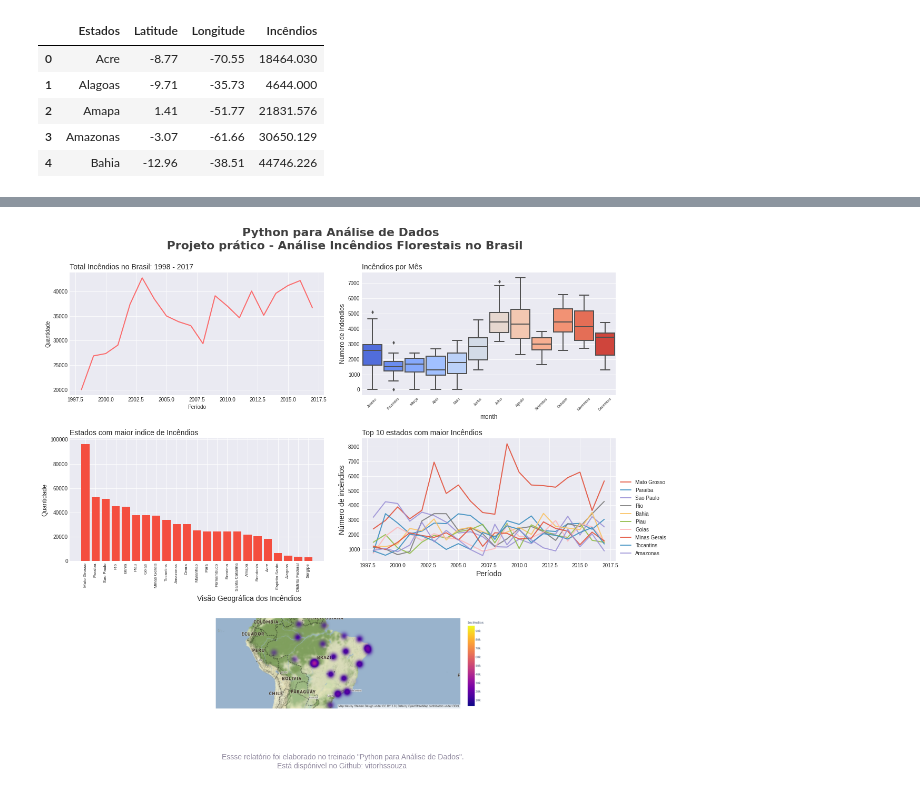
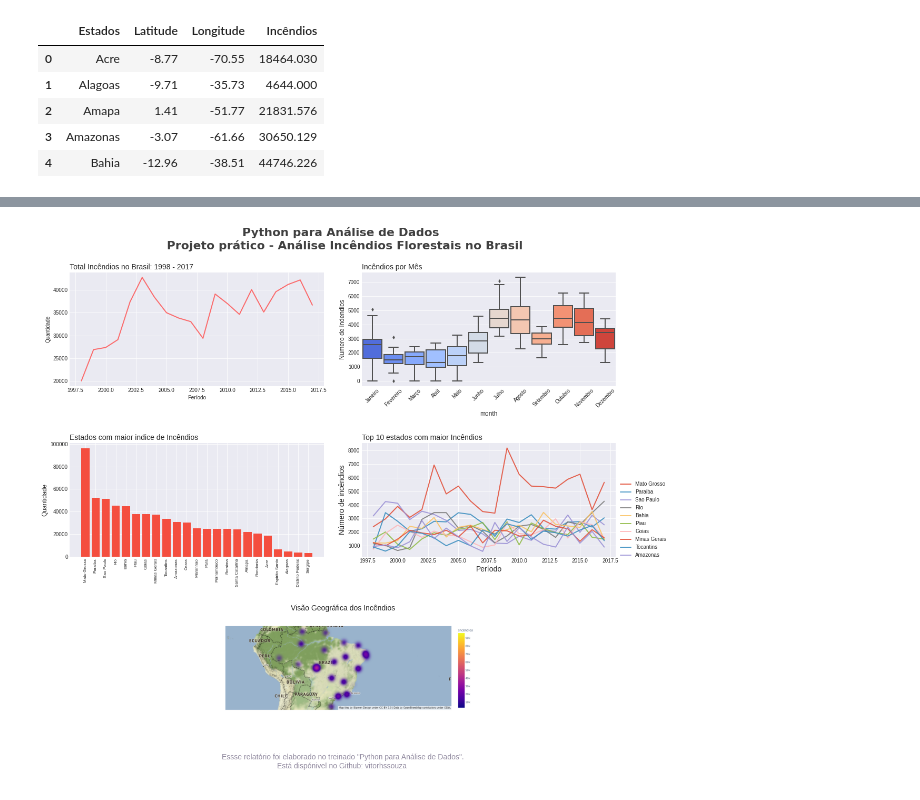
Before and after one commit to vitorhssouza/Curso-an-lise-visualiza-o-dados-python, a Jupyter notebook: Projeto_incendios_florestais/Projeto_Incêndios_Florestais.ipynb, the cells around one changed output, grey strips where cells are left out. Saved outputs shown, nothing was run; the diff lists cells and outputs as text; code cells hidden in the pictures.

```diff
--- a/Projeto_incendios_florestais/Projeto_Incêndios_Florestais.ipynb
+++ b/Projeto_incendios_florestais/Projeto_Incêndios_Florestais.ipynb
@@ -253,7 +253,7 @@ sns.boxplot(x='month', y='number', data=analise_02, palette="coolwarm", saturati
 # Label
 #plt.xlabel('Mês')
 plt.ylabel('Numero de indendios');
-plt.xticks(rotation=45, fontsize=7);
+plt.xticks(rotation=45, fontsize=10);
 
 
 
@@ -286,33 +286,33 @@ for coluna in lista_top10:
     sns.lineplot(data=analise_local, x='year', y='number', lw=2, alpha=0.85)
 # labels
 plt.ylabel('Número de incêndios', fontsize=14)
 plt.xlabel('Período', fontsize=14);
 
 # legenda
 plt.legend(lista_top10, bbox_to_anchor=(1, 0.7));
 
 
 ax[4] = plt.subplot2grid((3,4), (2,0), colspan=4)
 Buraco_Negro = mpimg.imread('newplot.png')
 plt.imshow(Buraco_Negro)
 plt.axis('off')
-plt.title('Visão Geográfica dos Incêndios', loc='left', fontsize=14, fontweight=0 )
+plt.title('Visão Geográfica dos Incêndios', loc='center', fontsize=14, fontweight=0 )
 
 fig.tight_layout()
 
 # Incluindo o Titulo na Figura
 plt.suptitle(f'Python para Análise de Dados \n Projeto prático - Análise Incêndios Florestais no Brasil', fontsize=22, color='#404040', fontfamily='KyivType Sans', fontweight=600 )
-plt.subplots_adjust(left=0.1, bottom=0.1, right=0.9, top=0.90, wspace=0.35, hspace=0.35)
+plt.subplots_adjust(left=0.1, bottom=0.1, right=0.9, top=0.90, wspace=0.35, hspace=0.50)
 
 # Rodapé
 Rodape = '''
 Essse relatório foi elaborado no treinado "Python para Análise de Dados".
 Está dispónivel no Github: vitorhssouza
 '''
 
 # Incluindo o rodape no relatorio
 fig.text( 0.5, 0.01, Rodape, ha='center', va='bottom', size=14, color='#938ca1');
 
 plt.show()
 # %% [output]
-[figure, old version]
+[figure, new version]
```
